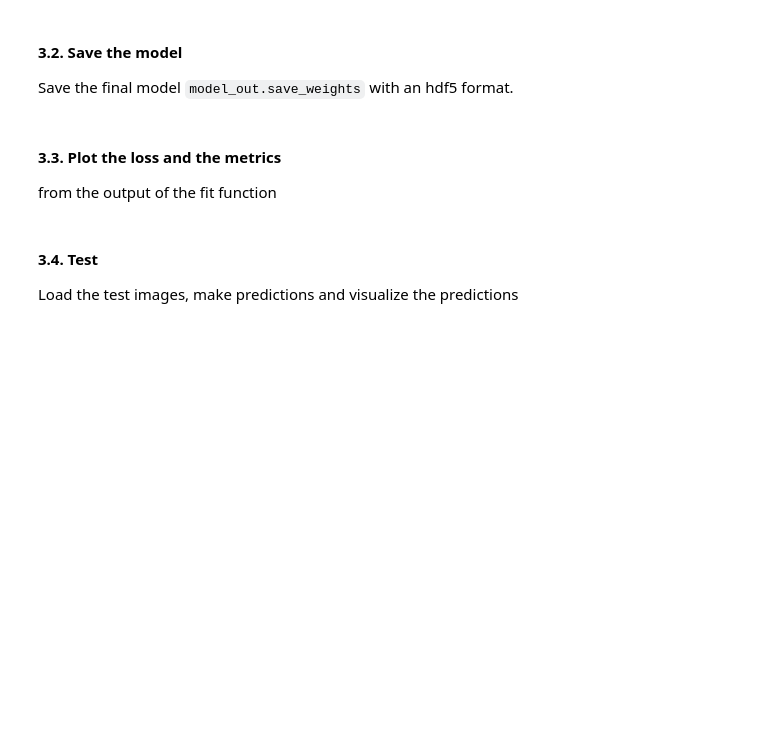
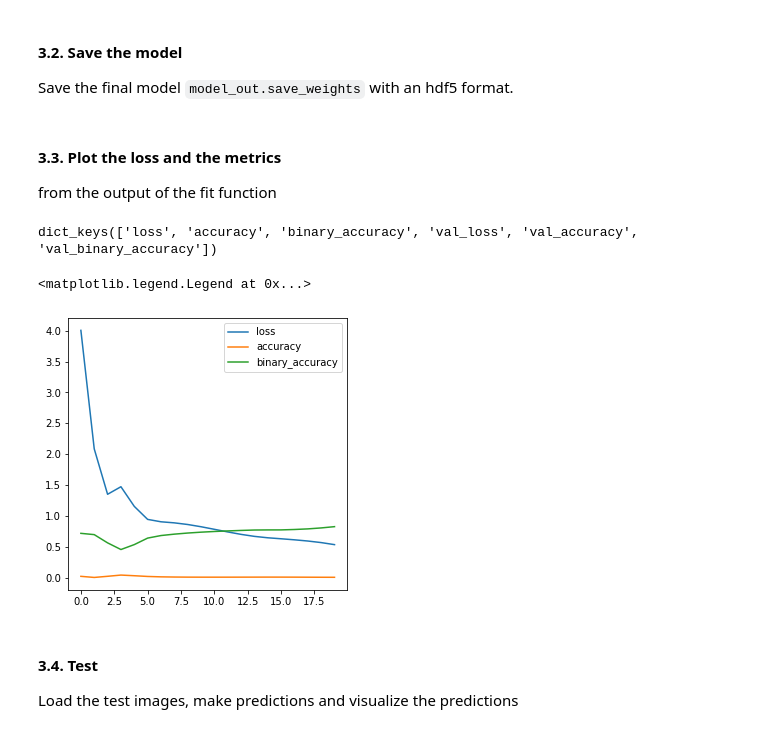
Before and after one commit to Tengfei-dare/Image_processing_notes, a Jupyter notebook: Image_segmentation.ipynb, the cells around one changed output. Drawn from its saved outputs; the diff is of its cells as text; code cells hidden in the pictures; blank space fills up the shorter version.

```diff
--- a/Image_segmentation.ipynb
+++ b/Image_segmentation.ipynb
@@ -458,0 +459,11 @@ history =
+# %%
+%%time
+# Fit model
+
+history = model.fit(
+    X_train,
+    Y_train,
+    batch_size = 64,
+    epochs=20,
+    validation_split=0.2,
+)
@@ -465,6 +494,18 @@ model.save_weights('model1_weights.hdf5')
 #### 3.3. Plot the loss and the metrics
 
 from the output of the fit function
+# %%
+print(history.history.keys())
+
+plt.figure(figsize=[5,5])
+plt.plot(history.history['loss'],label='loss')
+plt.plot(history.history['accuracy'],label='accuracy')
+plt.plot(history.history['binary_accuracy'],label='binary_accuracy')
+plt.legend()
+# %% [output]
+dict_keys(['loss', 'accuracy', 'binary_accuracy', 'val_loss', 'val_accuracy', 'val_binary_accuracy'])
+<matplotlib.legend.Legend at 0x...>
+[figure, added]
 # %% [markdown]
 #### 3.4. Test
 Load the test images, make predictions and visualize the predictions
```
Also changed, not shown: parts of 17 cells of this notebook.
